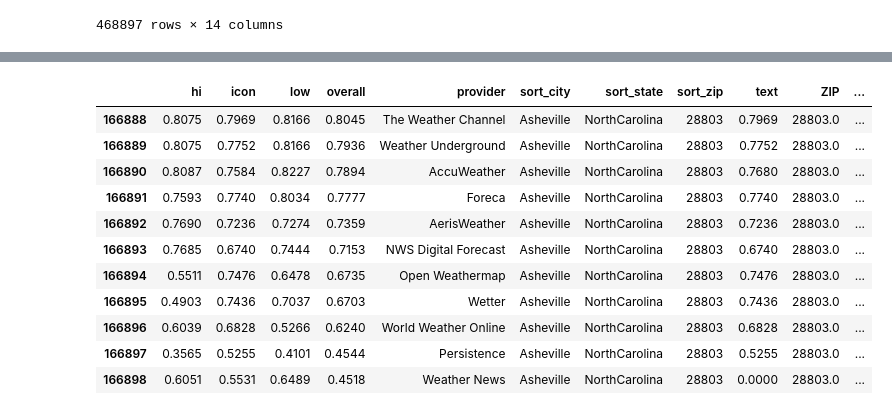
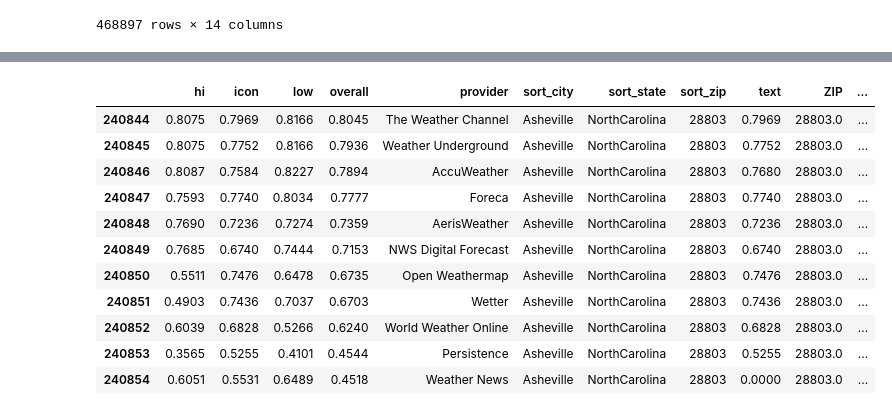
Before and after one commit to mattppal/forecast-accuracy-dnlt, a Jupyter notebook: explore.ipynb, the cells around one changed output, grey strips where cells are left out. Cells and saved outputs as stored; diff of their text form; code cells hidden in the pictures.

```diff
--- a/explore.ipynb
+++ b/explore.ipynb
@@ -51,4 +32,4 @@ Name: overall, Length: 30560, dtype: float64
 # %%
-df['zip_order'] = df['overall'].rank(method="first", ascending=False)
-df['zip_percentile'] = df['zip_order'] / len(df)
+fips_df['zip_order'] = fips_df['overall'].rank(method="first", ascending=False)
+fips_df['zip_percentile'] = fips_df['zip_order'] / len(df)
 # %%
@@ -86,16 +67,16 @@ df[df['sort_zip']==zip_code]
 # %%
 zip_code = 28803
-df[df['sort_zip']==zip_code]
+fips_df[fips_df['sort_zip']==zip_code]
 # %% [output]
 |  | hi | icon | low | overall | provider | sort_city | sort_state | sort_zip | text | ZIP | ... |
-| 166888 | 0.8075 | 0.7969 | 0.8166 | 0.8045 | The Weather Channel | Asheville | NorthCarolina | 28803 | 0.7969 | 28803.0 | ... |
-| 166889 | 0.8075 | 0.7752 | 0.8166 | 0.7936 | Weather Underground | Asheville | NorthCarolina | 28803 | 0.7752 | 28803.0 | ... |
-| 166890 | 0.8087 | 0.7584 | 0.8227 | 0.7894 | AccuWeather | Asheville | NorthCarolina | 28803 | 0.7680 | 28803.0 | ... |
-| 166891 | 0.7593 | 0.7740 | 0.8034 | 0.7777 | Foreca | Asheville | NorthCarolina | 28803 | 0.7740 | 28803.0 | ... |
-| 166892 | 0.7690 | 0.7236 | 0.7274 | 0.7359 | AerisWeather | Asheville | NorthCarolina | 28803 | 0.7236 | 28803.0 | ... |
-| 166893 | 0.7685 | 0.6740 | 0.7444 | 0.7153 | NWS Digital Forecast | Asheville | NorthCarolina | 28803 | 0.6740 | 28803.0 | ... |
-| 166894 | 0.5511 | 0.7476 | 0.6478 | 0.6735 | Open Weathermap | Asheville | NorthCarolina | 28803 | 0.7476 | 28803.0 | ... |
-| 166895 | 0.4903 | 0.7436 | 0.7037 | 0.6703 | Wetter | Asheville | NorthCarolina | 28803 | 0.7436 | 28803.0 | ... |
-| 166896 | 0.6039 | 0.6828 | 0.5266 | 0.6240 | World Weather Online | Asheville | NorthCarolina | 28803 | 0.6828 | 28803.0 | ... |
-| 166897 | 0.3565 | 0.5255 | 0.4101 | 0.4544 | Persistence | Asheville | NorthCarolina | 28803 | 0.5255 | 28803.0 | ... |
-| 166898 | 0.6051 | 0.5531 | 0.6489 | 0.4518 | Weather News | Asheville | NorthCarolina | 28803 | 0.0000 | 28803.0 | ... |
+| 240844 | 0.8075 | 0.7969 | 0.8166 | 0.8045 | The Weather Channel | Asheville | NorthCarolina | 28803 | 0.7969 | 28803.0 | ... |
+| 240845 | 0.8075 | 0.7752 | 0.8166 | 0.7936 | Weather Underground | Asheville | NorthCarolina | 28803 | 0.7752 | 28803.0 | ... |
+| 240846 | 0.8087 | 0.7584 | 0.8227 | 0.7894 | AccuWeather | Asheville | NorthCarolina | 28803 | 0.7680 | 28803.0 | ... |
+| 240847 | 0.7593 | 0.7740 | 0.8034 | 0.7777 | Foreca | Asheville | NorthCarolina | 28803 | 0.7740 | 28803.0 | ... |
+| 240848 | 0.7690 | 0.7236 | 0.7274 | 0.7359 | AerisWeather | Asheville | NorthCarolina | 28803 | 0.7236 | 28803.0 | ... |
+| 240849 | 0.7685 | 0.6740 | 0.7444 | 0.7153 | NWS Digital Forecast | Asheville | NorthCarolina | 28803 | 0.6740 | 28803.0 | ... |
+| 240850 | 0.5511 | 0.7476 | 0.6478 | 0.6735 | Open Weathermap | Asheville | NorthCarolina | 28803 | 0.7476 | 28803.0 | ... |
+| 240851 | 0.4903 | 0.7436 | 0.7037 | 0.6703 | Wetter | Asheville | NorthCarolina | 28803 | 0.7436 | 28803.0 | ... |
+| 240852 | 0.6039 | 0.6828 | 0.5266 | 0.6240 | World Weather Online | Asheville | NorthCarolina | 28803 | 0.6828 | 28803.0 | ... |
+| 240853 | 0.3565 | 0.5255 | 0.4101 | 0.4544 | Persistence | Asheville | NorthCarolina | 28803 | 0.5255 | 28803.0 | ... |
+| 240854 | 0.6051 | 0.5531 | 0.6489 | 0.4518 | Weather News | Asheville | NorthCarolina | 28803 | 0.0000 | 28803.0 | ... |
```
Also changed, not shown: parts of 10 cells of this notebook, 1 other file.
